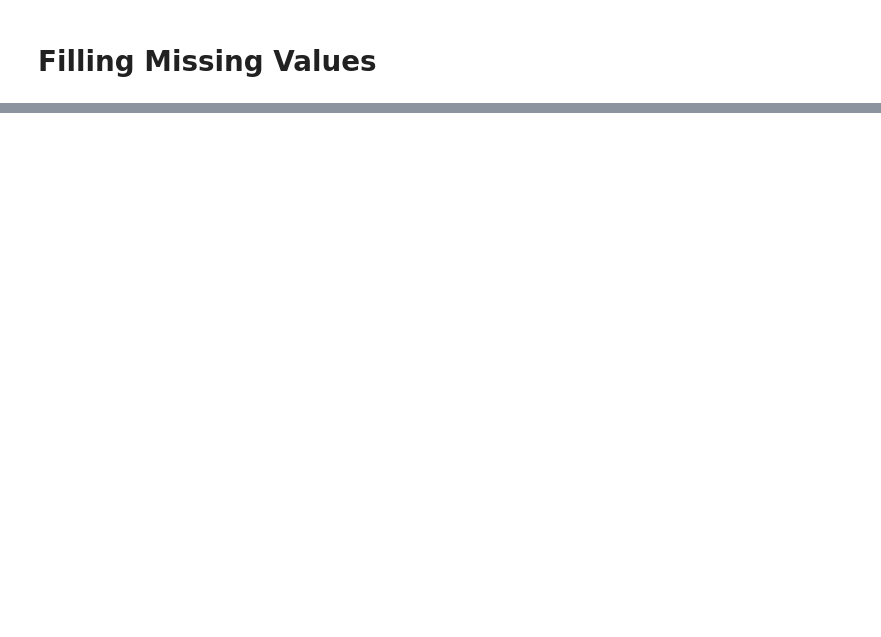
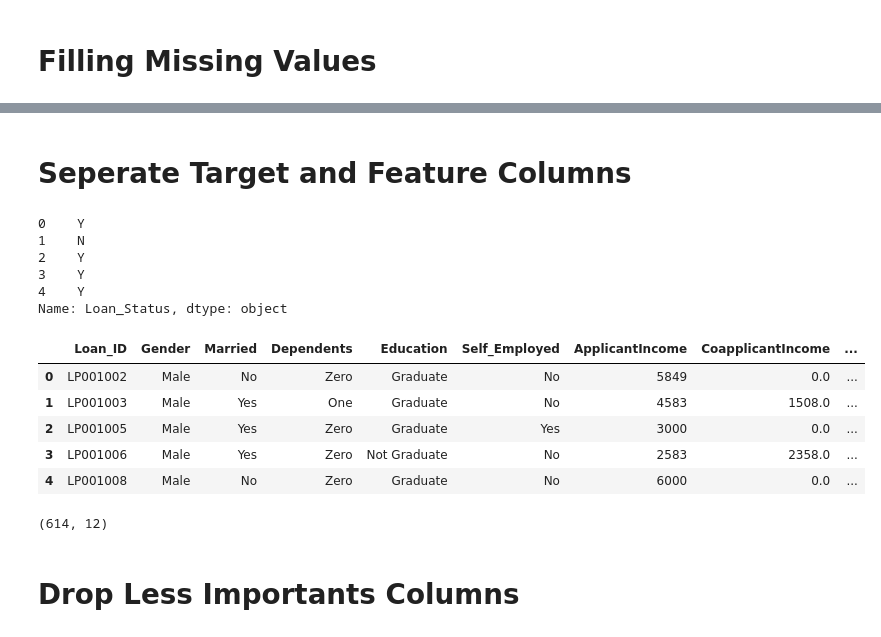
Before and after one commit to rajeshdiu/Home-Loan-Prediction, a Jupyter notebook: Home Loan Prediction.ipynb, the cells around one changed output, grey strips where cells are left out. Cells and saved outputs as stored; diff of their text form; code cells hidden in the pictures; blank space fills up the shorter version.

```diff
--- a/Home Loan Prediction.ipynb
+++ b/Home Loan Prediction.ipynb
@@ -217,0 +281,6 @@ Name: Married, dtype: int64
+# %%
+train_data.Loan_Amount_Term = train_data.Loan_Amount_Term.fillna(342.0)
+# %%
+train_data.LoanAmount = train_data.LoanAmount.fillna(146.0)
+# %%
+train_data.Credit_History = train_data.Credit_History.fillna(1.0)
@@ -217,0 +330,2 @@ Name: Married, dtype: int64
+# %% [markdown]
+# Seperate Target and Feature Columns
@@ -217,0 +334,26 @@ Name: Married, dtype: int64
+# %%
+Features=train_data.drop(["Loan_Status"],axis=1)
+# %%
+Target.head()
+# %% [output]
+0    Y
+1    N
+2    Y
+3    Y
+4    Y
+Name: Loan_Status, dtype: object
+# %%
+Features.head()
+# %% [output]
+|  | Loan_ID | Gender | Married | Dependents | Education | Self_Employed | ApplicantIncome | CoapplicantIncome | ... |
+| 0 | LP001002 | Male | No | Zero | Graduate | No | 5849 | 0.0 | ... |
+| 1 | LP001003 | Male | Yes | One | Graduate | No | 4583 | 1508.0 | ... |
+| 2 | LP001005 | Male | Yes | Zero | Graduate | Yes | 3000 | 0.0 | ... |
+| 3 | LP001006 | Male | Yes | Zero | Not Graduate | No | 2583 | 2358.0 | ... |
+| 4 | LP001008 | Male | No | Zero | Graduate | No | 6000 | 0.0 | ... |
+# %%
+Features.shape
+# %% [output]
+(614, 12)
+# %% [markdown]
+# Drop Less Importants Columns
```
Also changed, not shown: parts of 58 cells of this notebook.
